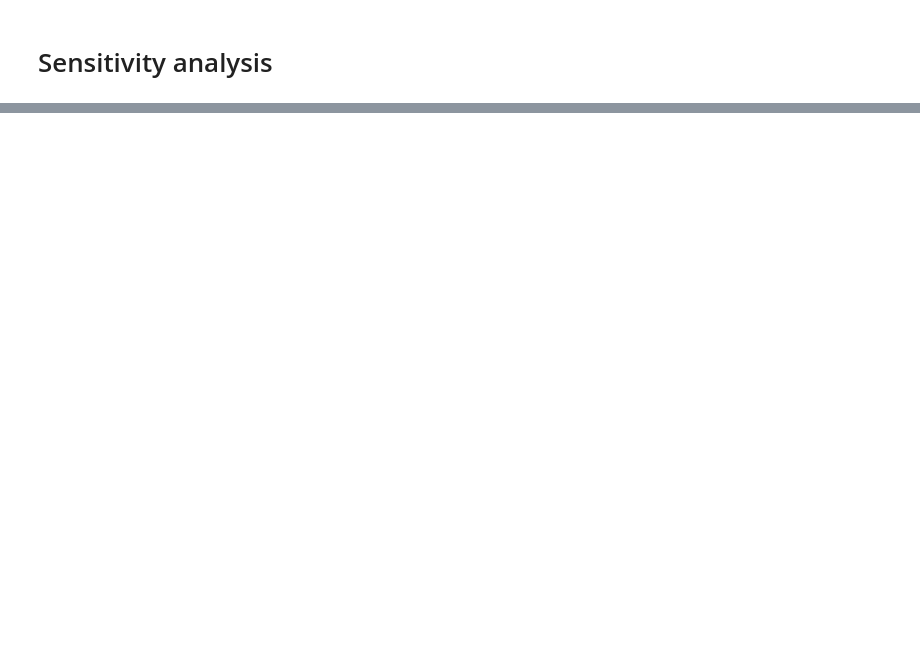
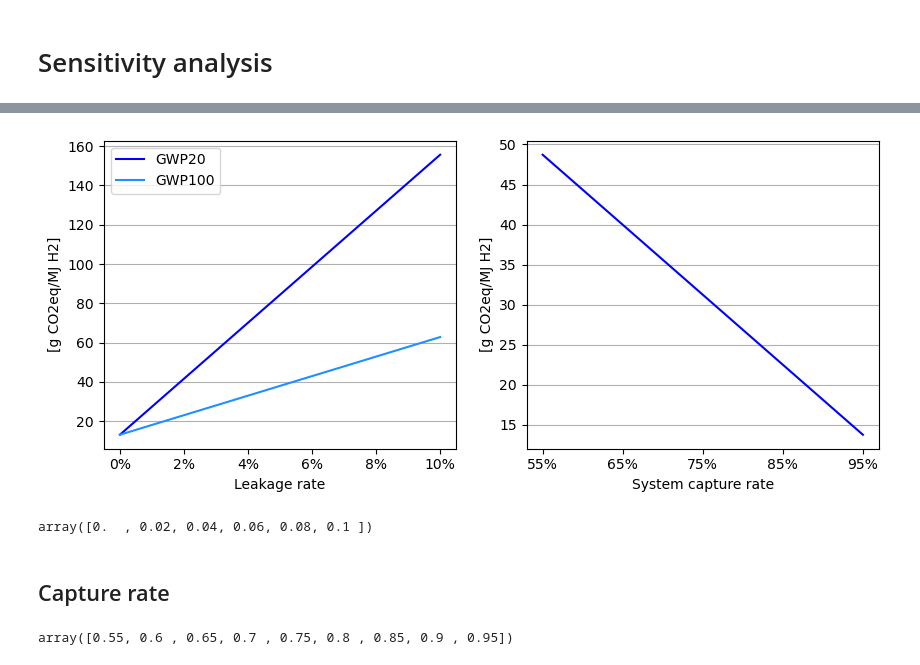
Before and after one commit to ReuterJakob/H2_pathways_repo, a Jupyter notebook: notebooks/Emissions/Production_emissions.ipynb, the cells around one changed output, grey strips where cells are left out. Drawn from its saved outputs; the diff is of its cells as text; code cells hidden in the pictures; blank space fills up the shorter version.

```diff
--- a/notebooks/Emissions/Production_emissions.ipynb
+++ b/notebooks/Emissions/Production_emissions.ipynb
@@ -5,2 +19,10 @@ from matplotlib import pyplot as plt
+# %%
+# adjust plotsize and font
+params = {'font.size': 11,
+          'font.weight': 'normal',
+          'font.family': 'arial',
+          'lines.linewidth': 2
+          }
+plt.rcParams.update(params)
 # %% [markdown]
 ## Read inputs
@@ -558,0 +569,3 @@ leakage_sensi
+# %%
+leakage_sensi_GWP100 = pd.DataFrame(sensitivity, index=leakage_rate, columns=['Total_Emissions [g CO2eq/MJ H2]'])
+leakage_sensi_GWP100
@@ -558,0 +594,41 @@ leakage_sensi
+# %%
+fig, ax = plt.subplots(figsize=(10,4))
+plt.subplot(1,2,1)
+
+plt.plot(leakage_sensi_GWP20, color='blue', linestyle='solid', label = 'GWP20' )
+plt.plot(leakage_sensi_GWP100, color='dodgerblue',linestyle='-', label = 'GWP100')
+plt.grid(True, axis='y')
+ax.set_axisbelow(True)
+#labels =
+plt.xticks(np.arange(0,0.105, 0.02), ['0%', '2%', '4%', '6%', '8%', '10%'] )
+plt.ylabel('[g CO2eq/MJ H2]')
+plt.xlabel('Leakage rate')
+plt.legend()
+
+#Capture rates
+plt.subplot(1,2,2)
+plt.plot(capture_sensi, color='blue', linestyle='solid')
+plt.grid(True, axis='y')
+ax.set_axisbelow(True)
+plt.ylabel('[g CO2eq/MJ H2]')
+plt.xlabel('System capture rate'           )
+#plt.xticks(np.arange(0.55,0.95, 0.1), ['55%', '60%', '65%', '70%', '75%', '80%', '85%', '90%', '95%'] )
+plt.xticks(np.arange(0.55,1, 0.1), ['55%',  '65%',  '75%',  '85%',  '95%'] )
+
+title = 'Leakage_and_capture_sensi'
+plt.savefig(path_plt + title + '.png', transparent=True)
+
+plt.show()
+# %% [output]
+[figure, added]
+# %%
+np.arange(0,0.105, 0.02)
+# %% [output]
+array([0.  , 0.02, 0.04, 0.06, 0.08, 0.1 ])
+# %% [markdown]
+## Capture rate
+# %%
+capture_rate = np.arange(0.55, 1, 0.05)
+capture_rate
+# %% [output]
+array([0.55, 0.6 , 0.65, 0.7 , 0.75, 0.8 , 0.85, 0.9 , 0.95])
```
Also changed, not shown: parts of 27 cells of this notebook, 1 other file.
